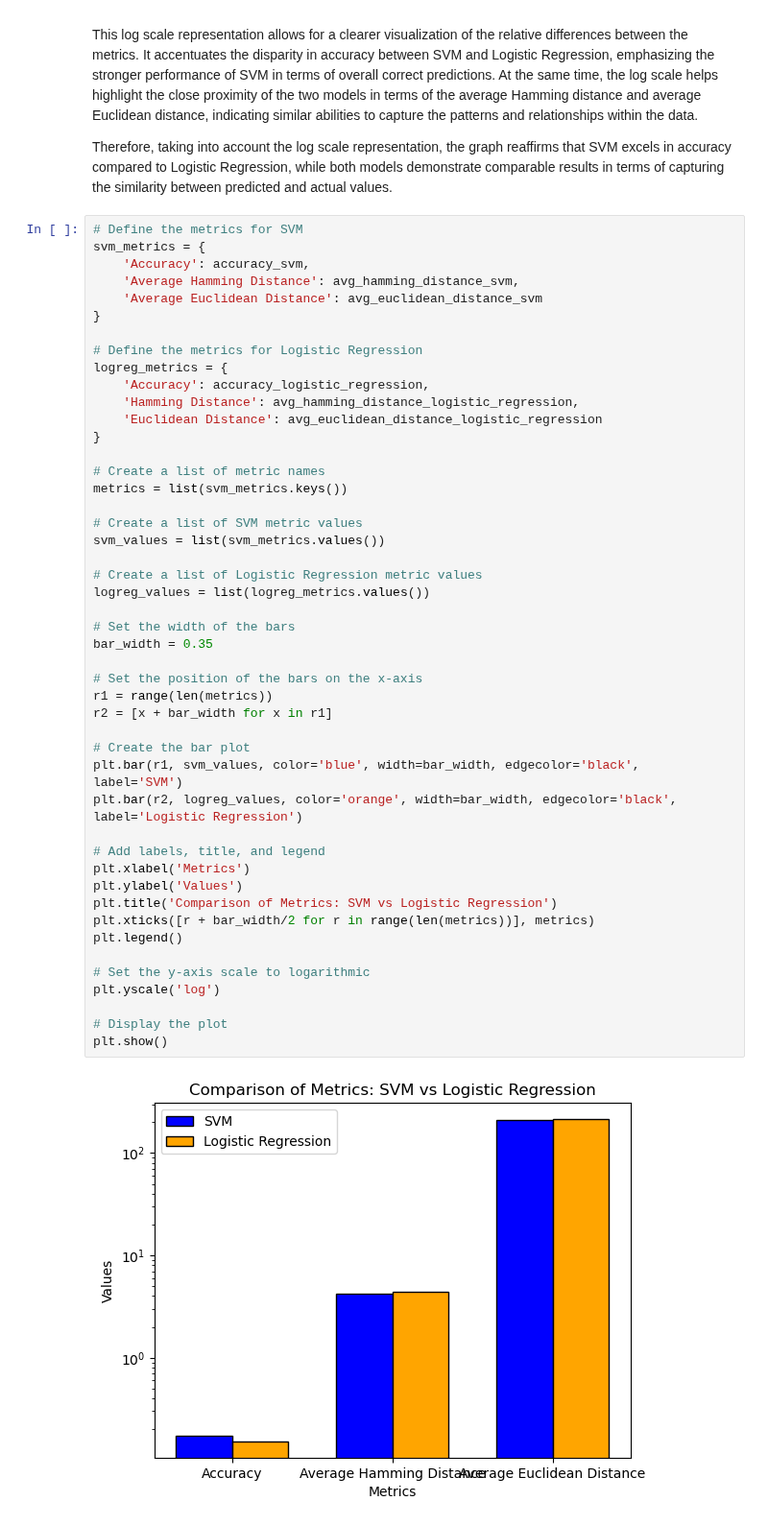
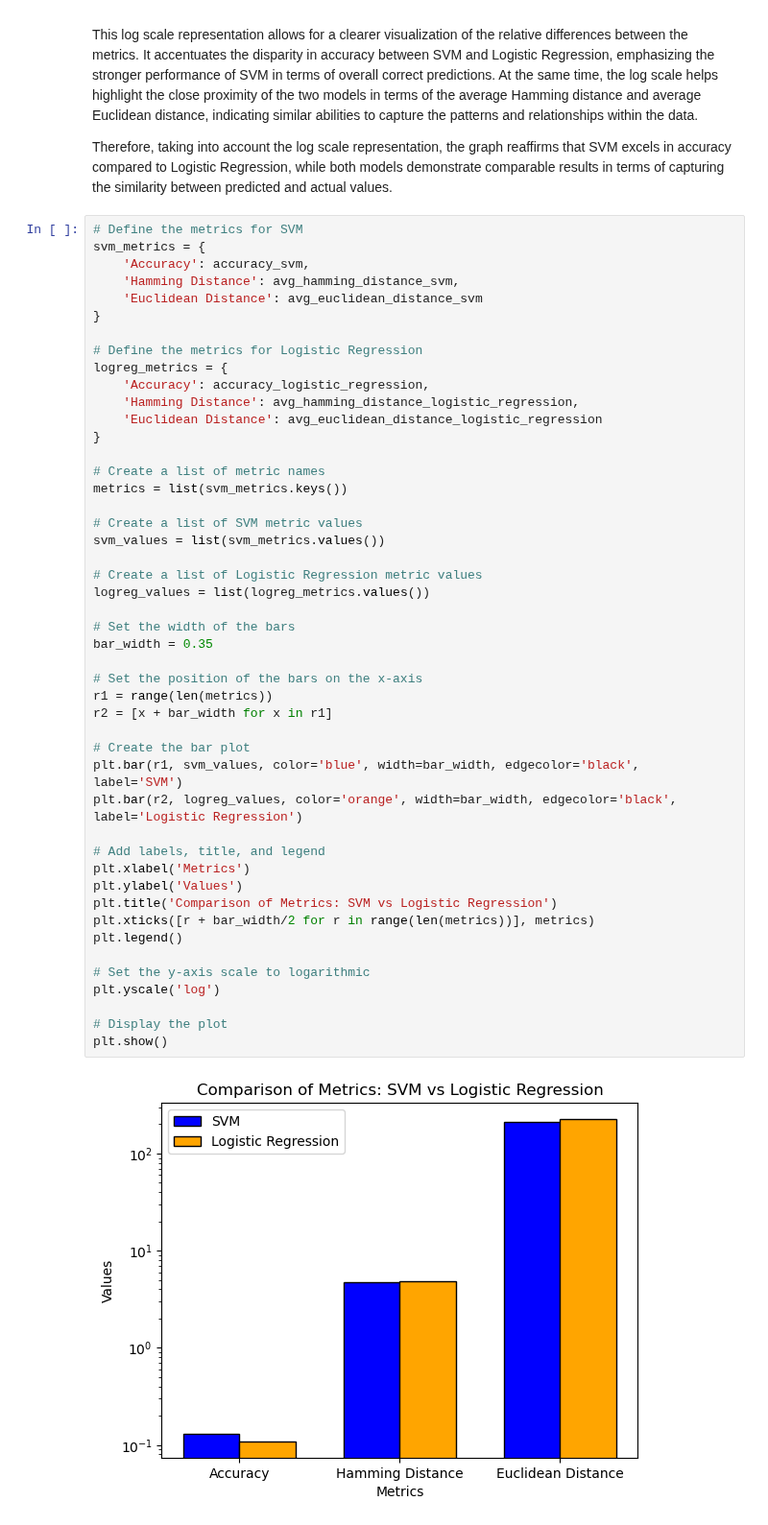
Before and after one commit to DotSumWedge/SurvivorAnalysis, a Jupyter notebook: SurvivorModeling.ipynb, the cells around one changed output. Shown at 96% size. Cells and saved outputs as stored; diff of their text form.

```diff
--- a/SurvivorModeling.ipynb
+++ b/SurvivorModeling.ipynb
@@ -268,8 +268,8 @@ Therefore, taking into account the log scale representation, the graph reaffirms
 # Define the metrics for SVM
 svm_metrics = {
     'Accuracy': accuracy_svm,
-    'Average Hamming Distance': avg_hamming_distance_svm,
-    'Average Euclidean Distance': avg_euclidean_distance_svm
+    'Hamming Distance': avg_hamming_distance_svm,
+    'Euclidean Distance': avg_euclidean_distance_svm
 }
 
 # Define the metrics for Logistic Regression
@@ -285,31 +285,31 @@ metrics = list(svm_metrics.keys())
 # Create a list of SVM metric values
 svm_values = list(svm_metrics.values())
 
 # Create a list of Logistic Regression metric values
 logreg_values = list(logreg_metrics.values())
 
 # Set the width of the bars
 bar_width = 0.35
 
 # Set the position of the bars on the x-axis
 r1 = range(len(metrics))
 r2 = [x + bar_width for x in r1]
 
 # Create the bar plot
 plt.bar(r1, svm_values, color='blue', width=bar_width, edgecolor='black', label='SVM')
 plt.bar(r2, logreg_values, color='orange', width=bar_width, edgecolor='black', label='Logistic Regression')
 
 # Add labels, title, and legend
 plt.xlabel('Metrics')
 plt.ylabel('Values')
 plt.title('Comparison of Metrics: SVM vs Logistic Regression')
 plt.xticks([r + bar_width/2 for r in range(len(metrics))], metrics)
 plt.legend()
 
 # Set the y-axis scale to logarithmic
 plt.yscale('log')
 
 # Display the plot
 plt.show()
 # %% [output]
-[figure, old version]
+[figure, new version]
```
Also changed, not shown: parts of 6 cells of this notebook.
